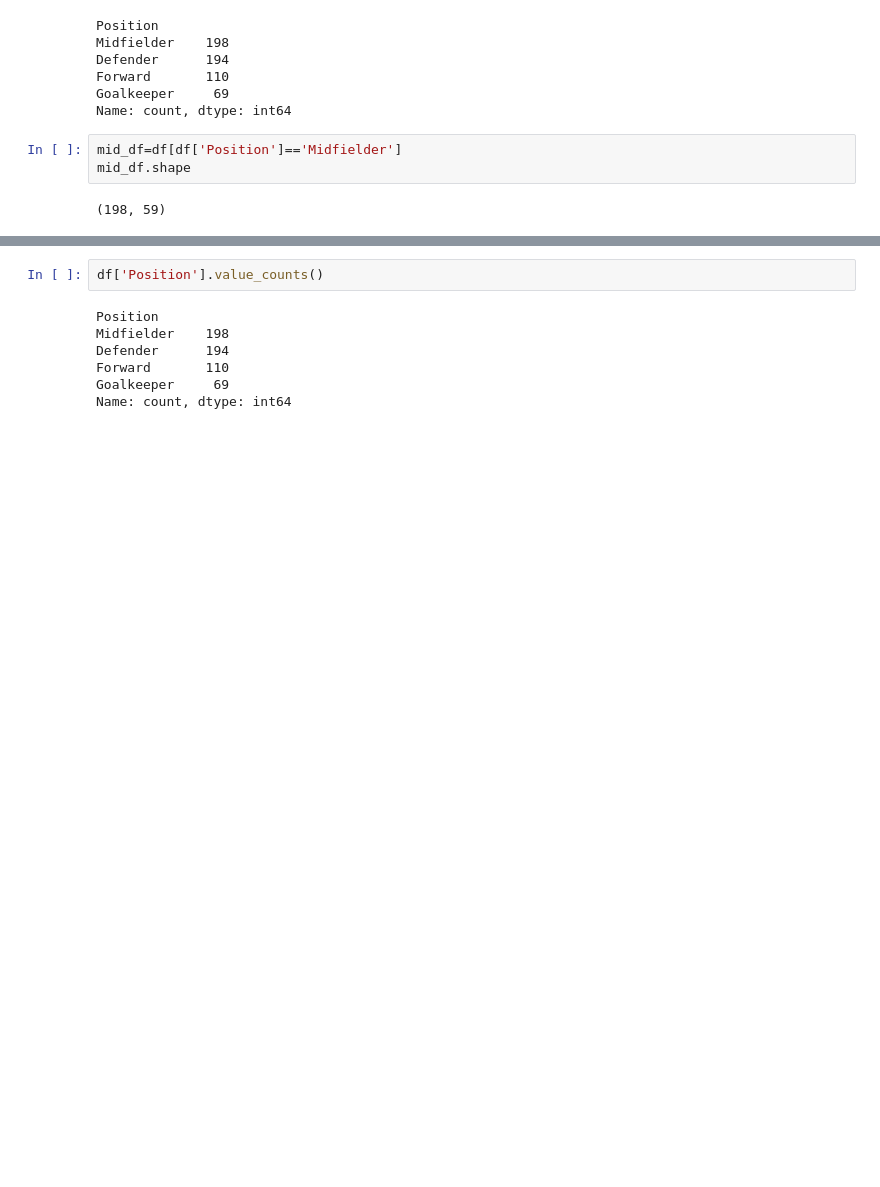
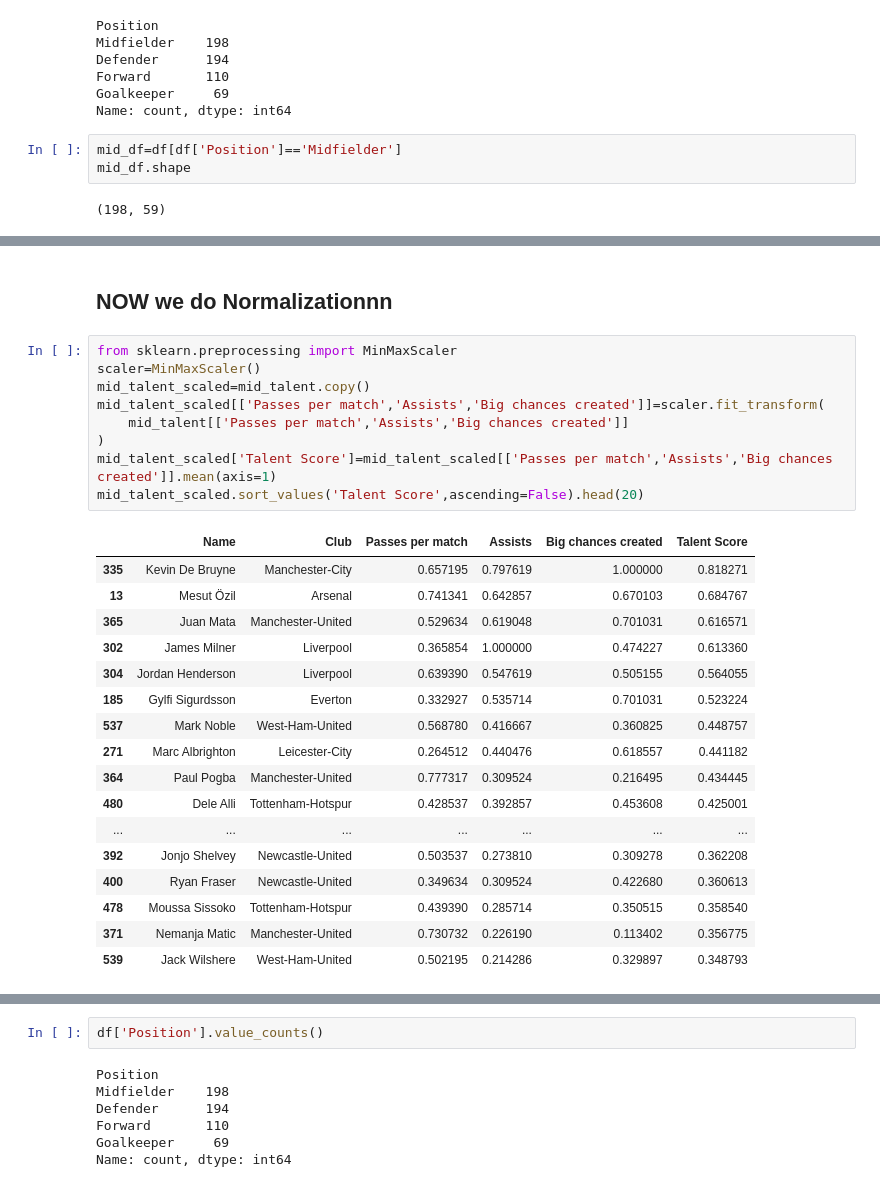
Before and after one commit to Prayush77/EDA_Premier_League_Players, a Jupyter notebook: src/main.ipynb, the cells around one changed output, grey strips where cells are left out. Drawn from its saved outputs; the diff is of its cells as text; blank space fills up the shorter version.

Commit message:
Normalization

```diff
--- a/src/main.ipynb
+++ b/src/main.ipynb
@@ -184,0 +227,29 @@ mid_talent
+# %% [markdown]
+## NOW we do Normalizationnn
+# %%
+from sklearn.preprocessing import MinMaxScaler
+scaler=MinMaxScaler()
+mid_talent_scaled=mid_talent.copy()
+mid_talent_scaled[['Passes per match','Assists','Big chances created']]=scaler.fit_transform(
+    mid_talent[['Passes per match','Assists','Big chances created']]
+)
+mid_talent_scaled['Talent Score']=mid_talent_scaled[['Passes per match','Assists','Big chances created']].mean(axis=1)
+mid_talent_scaled.sort_values('Talent Score',ascending=False).head(20)
+# %% [output]
+|  | Name | Club | Passes per match | Assists | Big chances created | Talent Score |
+| 335 | Kevin De Bruyne | Manchester-City | 0.657195 | 0.797619 | 1.000000 | 0.818271 |
+| 13 | Mesut Özil | Arsenal | 0.741341 | 0.642857 | 0.670103 | 0.684767 |
+| 365 | Juan Mata | Manchester-United | 0.529634 | 0.619048 | 0.701031 | 0.616571 |
+| 302 | James Milner | Liverpool | 0.365854 | 1.000000 | 0.474227 | 0.613360 |
+| 304 | Jordan Henderson | Liverpool | 0.639390 | 0.547619 | 0.505155 | 0.564055 |
+| 185 | Gylfi Sigurdsson | Everton | 0.332927 | 0.535714 | 0.701031 | 0.523224 |
+| 537 | Mark Noble | West-Ham-United | 0.568780 | 0.416667 | 0.360825 | 0.448757 |
+| 271 | Marc Albrighton | Leicester-City | 0.264512 | 0.440476 | 0.618557 | 0.441182 |
+| 364 | Paul Pogba | Manchester-United | 0.777317 | 0.309524 | 0.216495 | 0.434445 |
+| 480 | Dele Alli | Tottenham-Hotspur | 0.428537 | 0.392857 | 0.453608 | 0.425001 |
+| ... | ... | ... | ... | ... | ... | ... |
+| 392 | Jonjo Shelvey | Newcastle-United | 0.503537 | 0.273810 | 0.309278 | 0.362208 |
+| 400 | Ryan Fraser | Newcastle-United | 0.349634 | 0.309524 | 0.422680 | 0.360613 |
+| 478 | Moussa Sissoko | Tottenham-Hotspur | 0.439390 | 0.285714 | 0.350515 | 0.358540 |
+| 371 | Nemanja Matic | Manchester-United | 0.730732 | 0.226190 | 0.113402 | 0.356775 |
+| 539 | Jack Wilshere | West-Ham-United | 0.502195 | 0.214286 | 0.329897 | 0.348793 |
```
Also changed, not shown: parts of 6 cells of this notebook.
